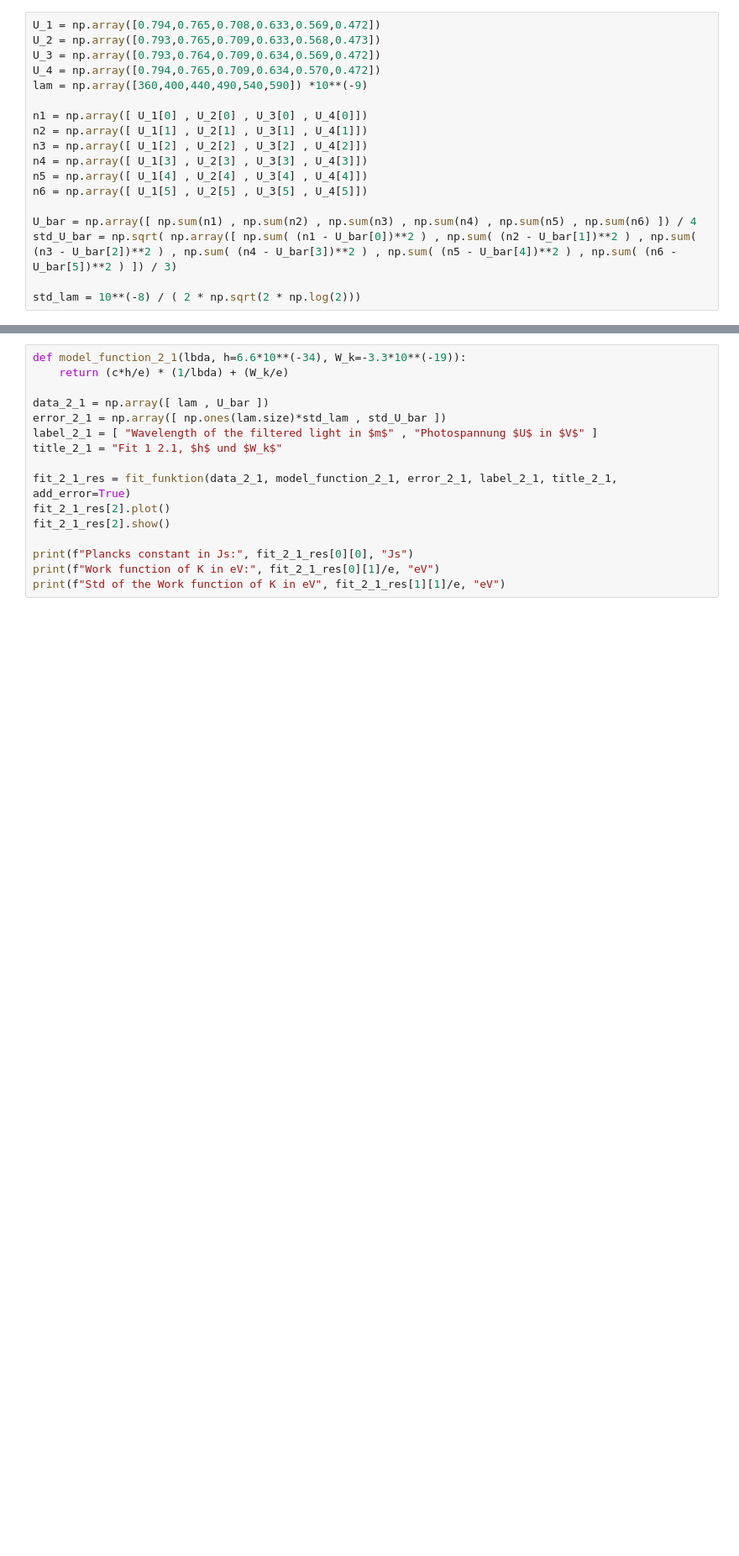
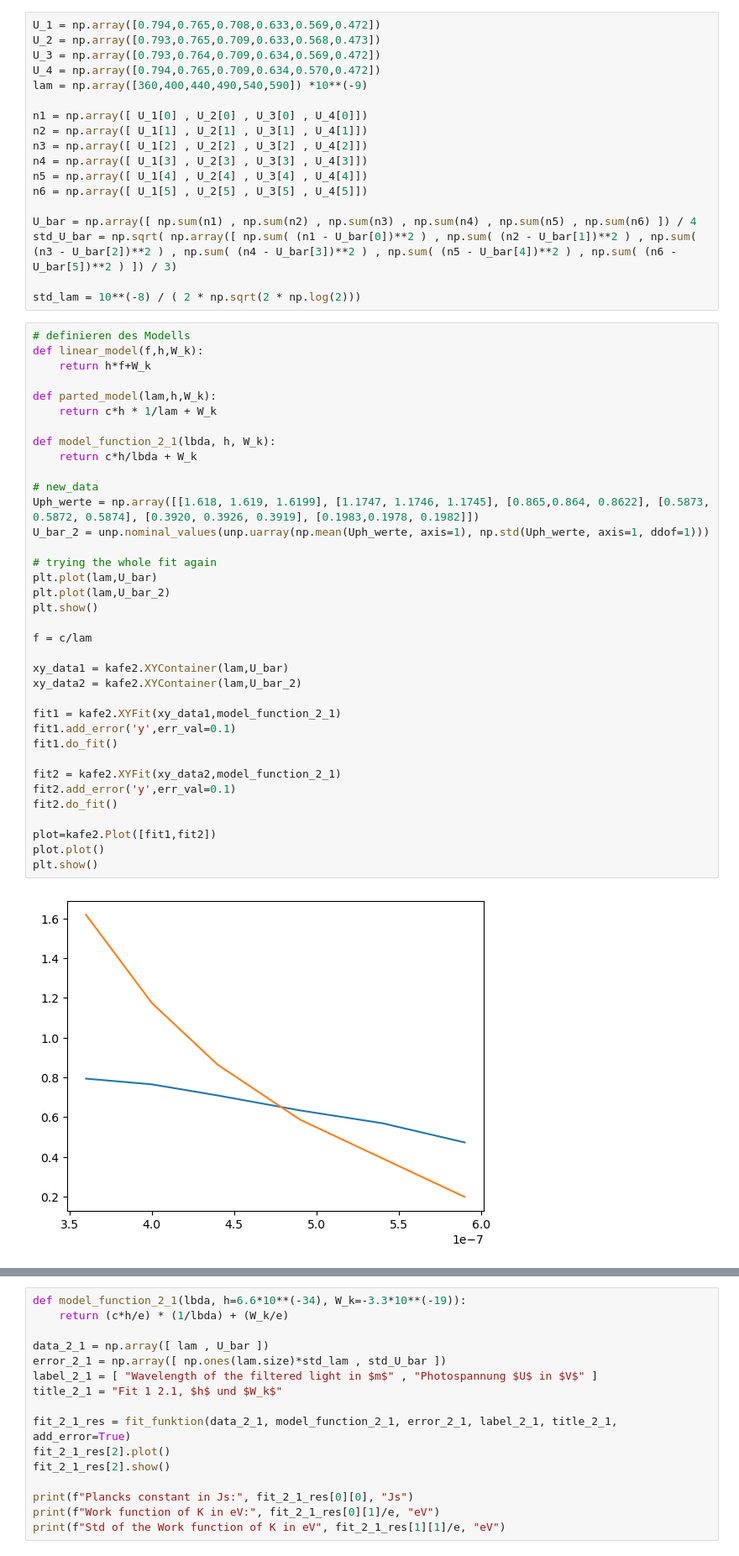
Before and after one commit to MRNock04/P2, a Jupyter notebook: Photoeffekt/Photoeffekt.ipynb, the cells around one changed output, grey strips where cells are left out. Shown at 84% size. Cells and saved outputs as stored; diff of their text form; blank space fills up the shorter version.

```diff
--- a/Photoeffekt/Photoeffekt.ipynb
+++ b/Photoeffekt/Photoeffekt.ipynb
@@ -207,3 +208,41 @@ U_bar = np.array([ np.sum(n1) , np.sum(n2) , np.sum(n3) , np.sum(n4) , np.sum(n5
 std_U_bar = np.sqrt( np.array([ np.sum( (n1 - U_bar[0])**2 ) , np.sum( (n2 - U_bar[1])**2 ) , np.sum( (n3 - U_bar[2])**2 ) , np.sum( (n4 - U_bar[3])**2 ) , np.sum( (n5 - U_bar[4])**2 ) , np.sum( (n6 - U_bar[5])**2 ) ]) / 3)
 
 std_lam = 10**(-8) / ( 2 * np.sqrt(2 * np.log(2)))
+# %%
+# definieren des Modells
+def linear_model(f,h,W_k):
+    return h*f+W_k
+
+def parted_model(lam,h,W_k):
+    return c*h * 1/lam + W_k
+
+def model_function_2_1(lbda, h, W_k):
+    return c*h/lbda + W_k
+
+# new_data
+Uph_werte = np.array([[1.618, 1.619, 1.6199], [1.1747, 1.1746, 1.1745], [0.865,0.864, 0.8622], [0.5873, 0.5872, 0.5874], [0.3920, 0.3926, 0.3919], [0.1983,0.1978, 0.1982]])
+U_bar_2 = unp.nominal_values(unp.uarray(np.mean(Uph_werte, axis=1), np.std(Uph_werte, axis=1, ddof=1)))
+
+# trying the whole fit again
+plt.plot(lam,U_bar)
+plt.plot(lam,U_bar_2)
+plt.show()
+
+f = c/lam
+
+xy_data1 = kafe2.XYContainer(lam,U_bar)
+xy_data2 = kafe2.XYContainer(lam,U_bar_2)
+
+fit1 = kafe2.XYFit(xy_data1,model_function_2_1)
+fit1.add_error('y',err_val=0.1)
+fit1.do_fit()
+
+fit2 = kafe2.XYFit(xy_data2,model_function_2_1)
+fit2.add_error('y',err_val=0.1)
+fit2.do_fit()
+
+plot=kafe2.Plot([fit1,fit2])
+plot.plot()
+plt.show()
+# %% [output]
+[figure, added]
```
Also changed, not shown: parts of 2 cells of this notebook.
